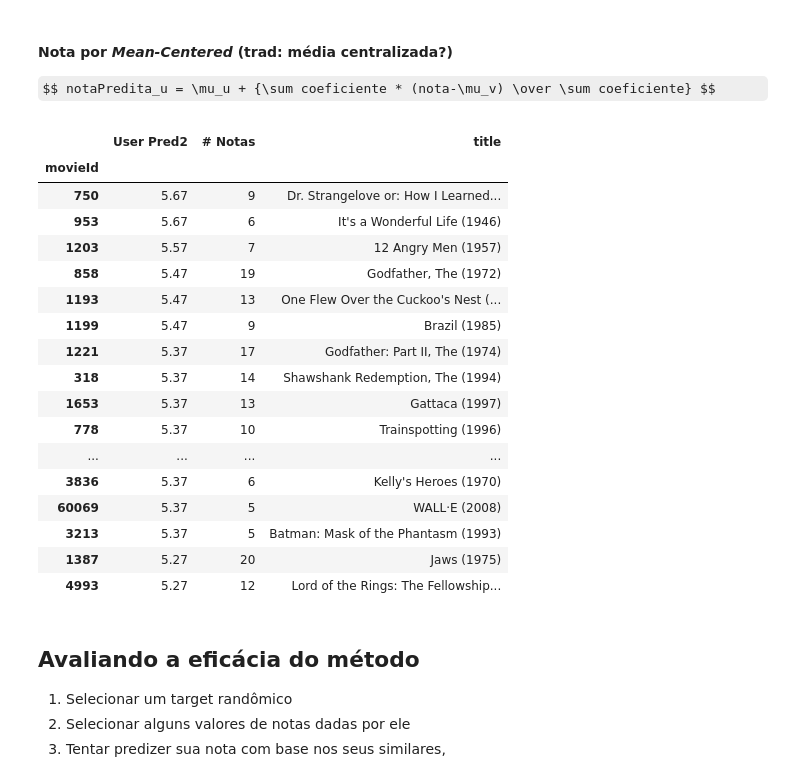
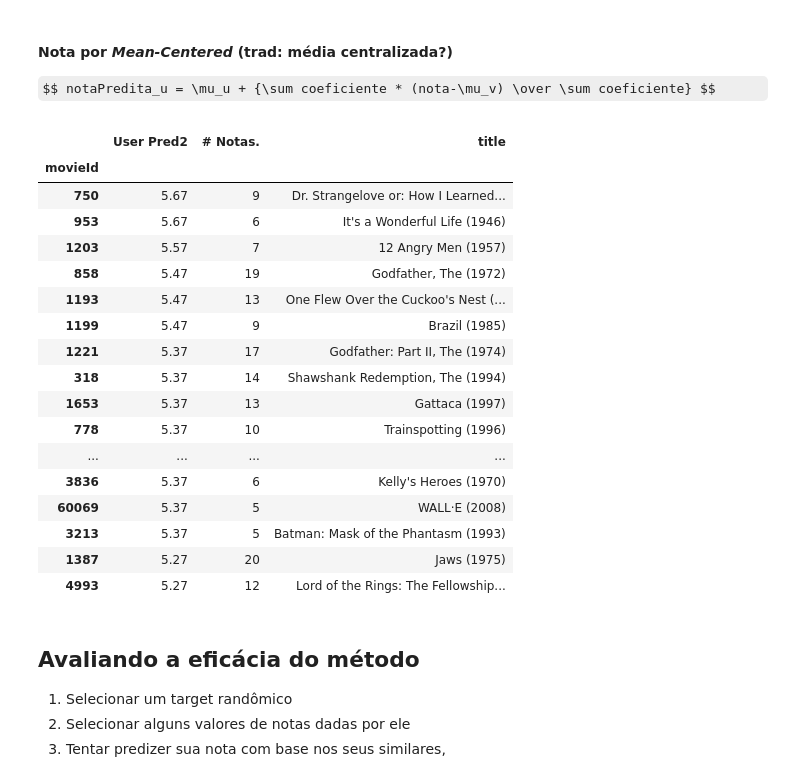
Before and after one commit to xnes/recsys, a Jupyter notebook: rec_sys_apresentacao.ipynb, the cells around one changed output. Drawn from its saved outputs; the diff is of its cells as text; code cells hidden in the pictures; some formulas as TeX source.

```diff
--- a/rec_sys_apresentacao.ipynb
+++ b/rec_sys_apresentacao.ipynb
@@ -300,7 +300,7 @@ def predizer_notas_userb_meanc(target, filmes, matriz_similaridade = users_cosin
                                             # min_threshold: qtd mínima de notas para ser considerada ao recomendar um filme
     similares = obter_mais_similares(target, matriz_similaridade, 25)
 
-    resultado = pd.DataFrame(columns=filmes, index=['User Pred2', '# Notas'] )
+    resultado = pd.DataFrame(columns=filmes, index=['User Pred2', '# Notas.'] )
     resultado.columns.name = 'movieId'
     media_target = get_media_avaliacao(target)
     for filme in filmes:
@@ -322,19 +322,19 @@ def predizer_notas_userb_meanc(target, filmes, matriz_similaridade = users_cosin
             except:
                 #print(f"filme:{filme}, numerador:{numerador}, denominador: {denominador}, qt. notas: {qtd_notas}.")
                 resultado.at['User Pred2',filme] = 0
-            resultado.at['# Notas',filme] = qtd_notas
+            resultado.at['# Notas.',filme] = qtd_notas
     return resultado
 # %%
 qtd_sugestoes = 20 #qtd de sugestões para exibir na tela
 
 filmes_vistos_pelo_usuario = listar_filmes_ja_vistos(target)
 filmes_vistos_pelos_similares = listar_filmes_ja_vistos(usuarios_mais_similares.values.tolist())
 filmes_a_avaliar = list(set(filmes_vistos_pelos_similares)-set(filmes_vistos_pelo_usuario))
 recomendacao = predizer_notas_userb_meanc(target, filmes_a_avaliar, users_cosine, moviesX_usersY, 25, 5)
 #recomendacao
-recomendacao.T.sort_values(by=['User Pred2','# Notas',],ascending=False).head(qtd_sugestoes).join(movies[['title']], on=["movieId"])
+recomendacao.T.sort_values(by=['User Pred2','# Notas.',],ascending=False).head(qtd_sugestoes).join(movies[['title']], on=["movieId"])
 # %% [output]
-|  | User Pred2 | # Notas | title |
+|  | User Pred2 | # Notas. | title |
 | movieId |  |  |  |
 | 750 | 5.67 | 9 | Dr. Strangelove or: How I Learned... |
 | 953 | 5.67 | 6 | It's a Wonderful Life (1946) |
```
Also changed, not shown: parts of 7 cells of this notebook.
